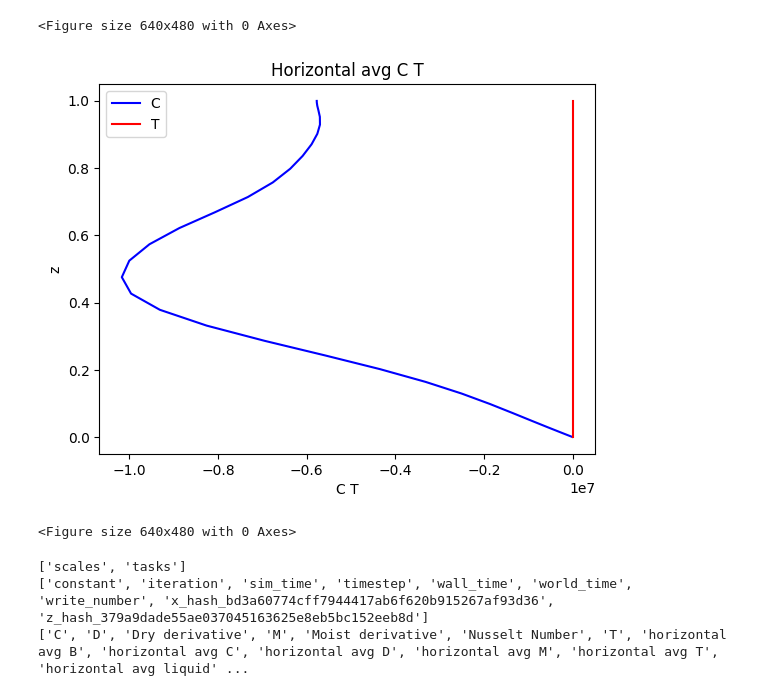
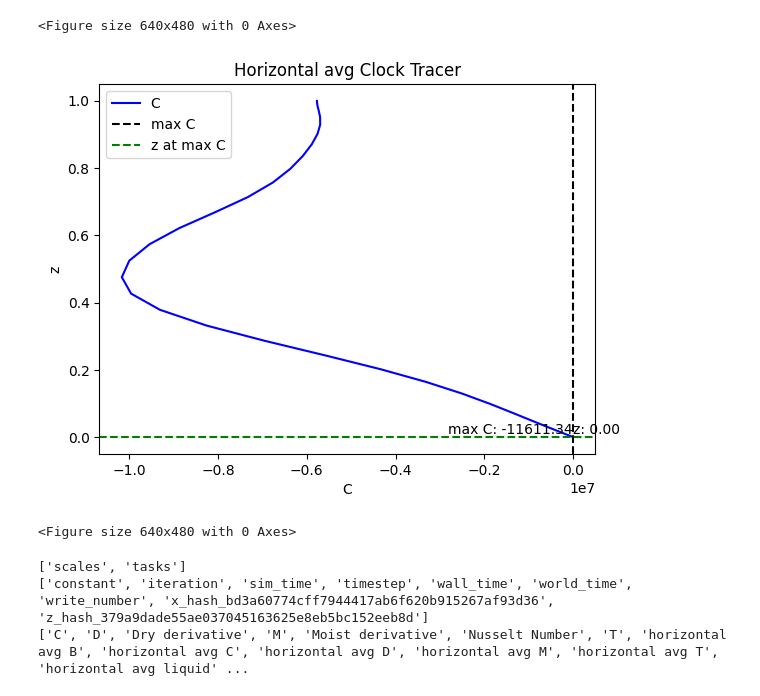
Before and after one commit to bz226/Research-Dedalus, a Jupyter notebook: 2d/1.2e60.33Q=0.0014/Plotting.ipynb, the cells around one changed output. Drawn from its saved outputs; the diff is of its cells as text; code cells hidden in the pictures.

```diff
--- a/2d/1.2e60.33Q=0.0014/Plotting.ipynb
+++ b/2d/1.2e60.33Q=0.0014/Plotting.ipynb
@@ -145,6 +144,6 @@ nu 0.0009128709291752768
 # %%
 post_dir= "/home/zb2113/Dedalus-Postanalysis/2D"
-plot_dir = post_dir+ "/4e50.33Q=0.0014"
+plot_dir = post_dir+ "/1.2e60.33Q=0.0014"
 if not os.path.exists(plot_dir):
     os.mkdir(plot_dir)
 # %%
@@ -194,32 +193,42 @@ plt.clf()
 [figure]
 <Figure size 640x480 with 0 Axes>
 # %%
-#Plot horizontal avg C T
-folder_dir = save_dir+"/snapshots"
+#Plot horizontal avg C
+folder_dir = save_dir + "/snapshots"
 
-file_paths = [os.path.join(folder_dir, file) for file in listdir(folder_dir) if os.path.isfile(os.path.join(folder_dir, file)) and file.endswith('.h5')]
-#sort by the number in the file name
+file_paths = [os.path.join(folder_dir, file) for file in os.listdir(folder_dir) if os.path.isfile(os.path.join(folder_dir, file)) and file.endswith('.h5')]
+# Sort by the number in the file name
 file_paths.sort(key=lambda f: int(re.sub('\D', '', f)))
-#read the last file in the file path
+# Read the last file in the file path
 file = file_paths[-1]
 with h5py.File(file, mode='r') as file:
-    avgC = file['tasks']['horizontal avg C'][-1,0,:]
-    avgT = file['tasks']['horizontal avg T'][-1,0,:]
+    avgC = file['tasks']['horizontal avg C'][-1, 0, :]
     avgC = np.array(avgC)
-    avgT = np.array(avgT)
     z = z.reshape(-1)
-    #Plot the horizontal avg C T
-    plt.plot(avgC, z, color = 'blue', label = 'C')
-    plt.plot(avgT, z, color = 'red', label = 'T')
-    plt.xlabel('C T')
+    # Plot the horizontal avg C
+    plt.plot(avgC, z, color='blue', label='C')
+
+    maxC = max(avgC)
+    plt.axvline(x=maxC, color='black', linestyle='--', label='max C')
+
+    # Find the z value corresponding to max C and add a horizontal line
+    maxC_index = np.argmax(avgC)
+    z_maxC = z[maxC_index]
+    plt.axhline(y=z_maxC, color='green', linestyle='--', label='z at max C')
+
+    # Annotate the max C and its corresponding z value
+    plt.text(maxC, 0, f'max C: {maxC:.2f}', horizontalalignment='right', verticalalignment='bottom')
+    plt.text(0, z_maxC, f'z: {z_maxC:.2f}', horizontalalignment='left', verticalalignment='bottom')
+
+    plt.xlabel('C')
     plt.ylabel('z')
-    plt.title('Horizontal avg C T')
+    plt.title('Horizontal avg Clock Tracer')
     plt.legend()
+    plt.savefig(plot_dir + '/Horizontal avg C.png', dpi=200, bbox_inches='tight')
     plt.show()
-    plt.savefig(plot_dir+'/Horizontal avg C T.png', dpi=200, bbox_inches='tight')
     plt.clf()
 # %% [output]
-[figure, old version]
+[figure, new version]
 <Figure size 640x480 with 0 Axes>
 # %%
 folder_dir = save_dir+"/snapshots"
```
Also changed, not shown: parts of 1 cell of this notebook, 7 other files.
